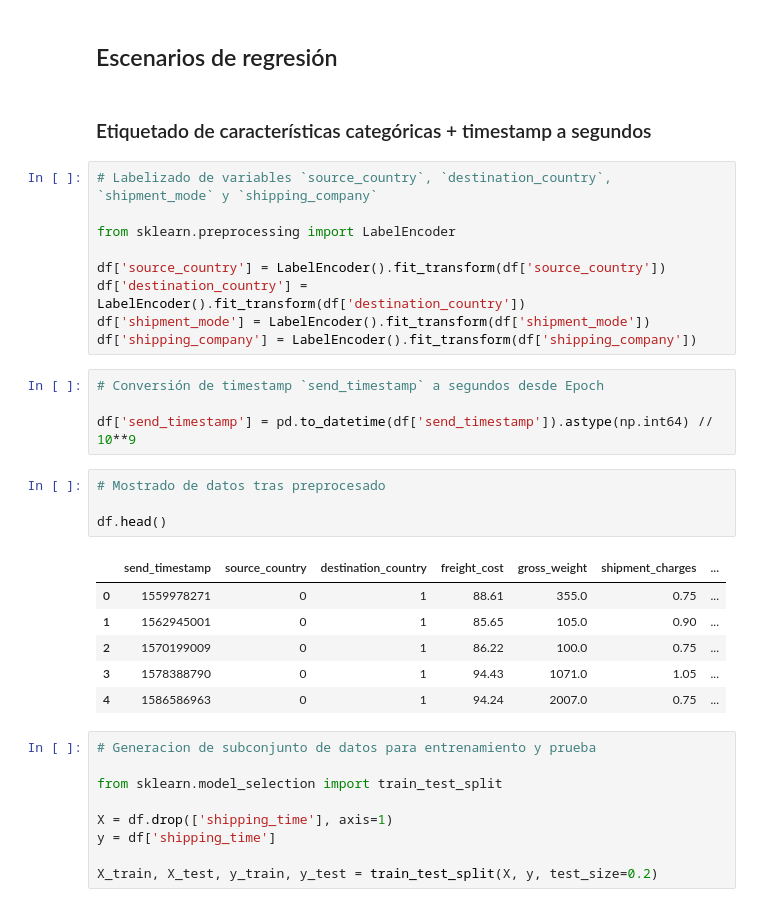
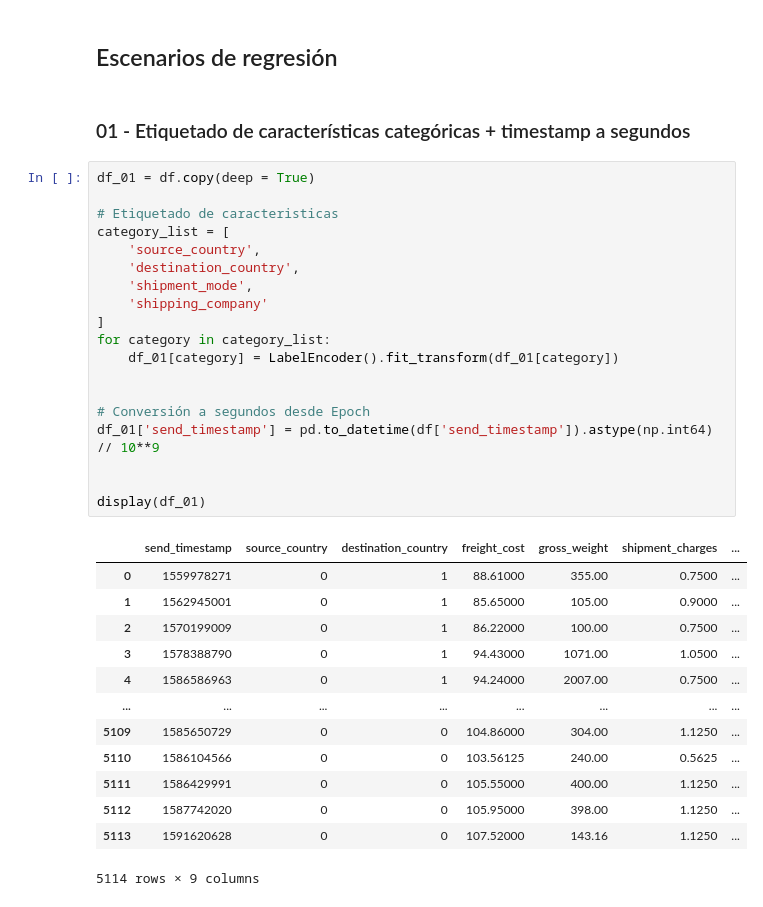
Before and after one commit to alu0101351773/TAAD_practicas, a Jupyter notebook: src/regression.ipynb, the cells around one changed output. Saved outputs shown, nothing was run; the diff lists cells and outputs as text.

```diff
--- a/src/regression.ipynb
+++ b/src/regression.ipynb
@@ -114,37 +183,37 @@ display(df)
 # %% [markdown]
 ## Escenarios de regresión
 # %% [markdown]
-### Etiquetado de características categóricas + timestamp a segundos
+### 01 - Etiquetado de características categóricas + timestamp a segundos
-# %%
-# Labelizado de variables `source_country`, `destination_country`, `shipment_mode` y `shipping_company`
-
-from sklearn.preprocessing import LabelEncoder
-
-df['source_country'] = LabelEncoder().fit_transform(df['source_country'])
-df['destination_country'] = LabelEncoder().fit_transform(df['destination_country'])
-df['shipment_mode'] = LabelEncoder().fit_transform(df['shipment_mode'])
-df['shipping_company'] = LabelEncoder().fit_transform(df['shipping_company'])
 # %%
-# Conversión de timestamp `send_timestamp` a segundos desde Epoch
+df_01 = df.copy(deep = True)
 
-df['send_timestamp'] = pd.to_datetime(df['send_timestamp']).astype(np.int64) // 10**9
+# Etiquetado de caracteristicas
+category_list = [
+    'source_country',
+    'destination_country',
+    'shipment_mode',
+    'shipping_company'
+]
+for category in category_list:
+    df_01[category] = LabelEncoder().fit_transform(df_01[category])
+
+
+# Conversión a segundos desde Epoch
+df_01['send_timestamp'] = pd.to_datetime(df['send_timestamp']).astype(np.int64) // 10**9
+
+
+display(df_01)
+# %% [output]
+|  | send_timestamp | source_country | destination_country | freight_cost | gross_weight | shipment_charges | ... |
+| 0 | 1559978271 | 0 | 1 | 88.61000 | 355.00 | 0.7500 | ... |
+| 1 | 1562945001 | 0 | 1 | 85.65000 | 105.00 | 0.9000 | ... |
+| 2 | 1570199009 | 0 | 1 | 86.22000 | 100.00 | 0.7500 | ... |
+| 3 | 1578388790 | 0 | 1 | 94.43000 | 1071.00 | 1.0500 | ... |
+| 4 | 1586586963 | 0 | 1 | 94.24000 | 2007.00 | 0.7500 | ... |
+| ... | ... | ... | ... | ... | ... | ... | ... |
+| 5109 | 1585650729 | 0 | 0 | 104.86000 | 304.00 | 1.1250 | ... |
+| 5110 | 1586104566 | 0 | 0 | 103.56125 | 240.00 | 0.5625 | ... |
+| 5111 | 1586429991 | 0 | 0 | 105.55000 | 400.00 | 1.1250 | ... |
+| 5112 | 1587742020 | 0 | 0 | 105.95000 | 398.00 | 1.1250 | ... |
+| 5113 | 1591620628 | 0 | 0 | 107.52000 | 143.16 | 1.1250 | ... |
+5114 rows × 9 columns
-# %%
-# Mostrado de datos tras preprocesado
-
-df.head()
-# %% [output]
-|  | send_timestamp | source_country | destination_country | freight_cost | gross_weight | shipment_charges | ... |
-| 0 | 1559978271 | 0 | 1 | 88.61 | 355.0 | 0.75 | ... |
-| 1 | 1562945001 | 0 | 1 | 85.65 | 105.0 | 0.90 | ... |
-| 2 | 1570199009 | 0 | 1 | 86.22 | 100.0 | 0.75 | ... |
-| 3 | 1578388790 | 0 | 1 | 94.43 | 1071.0 | 1.05 | ... |
-| 4 | 1586586963 | 0 | 1 | 94.24 | 2007.0 | 0.75 | ... |
-# %%
-# Generacion de subconjunto de datos para entrenamiento y prueba
-
-from sklearn.model_selection import train_test_split
-
-X = df.drop(['shipping_time'], axis=1)
-y = df['shipping_time']
-
-X_train, X_test, y_train, y_test = train_test_split(X, y, test_size=0.2)
```
Also changed, not shown: parts of 15 cells of this notebook.
